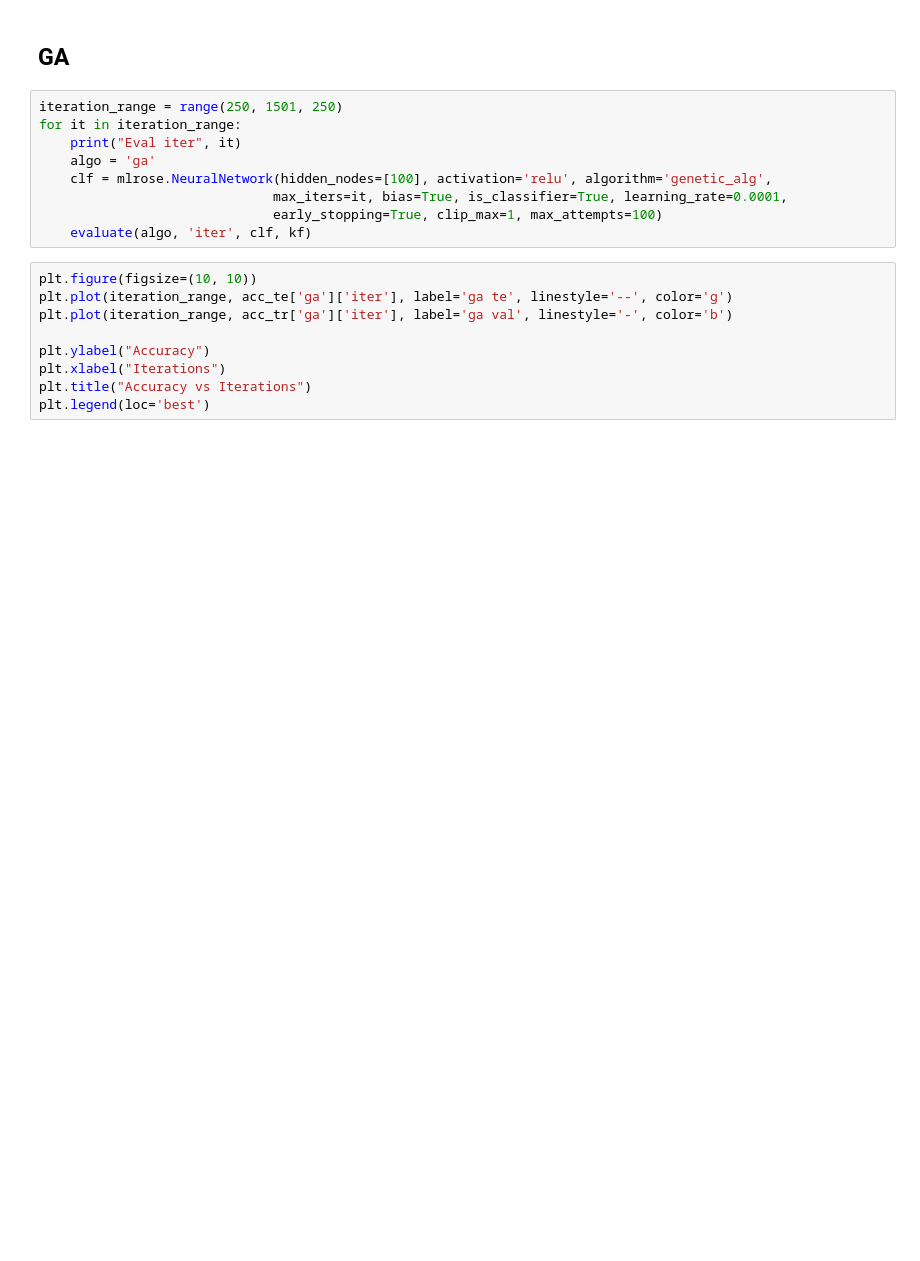
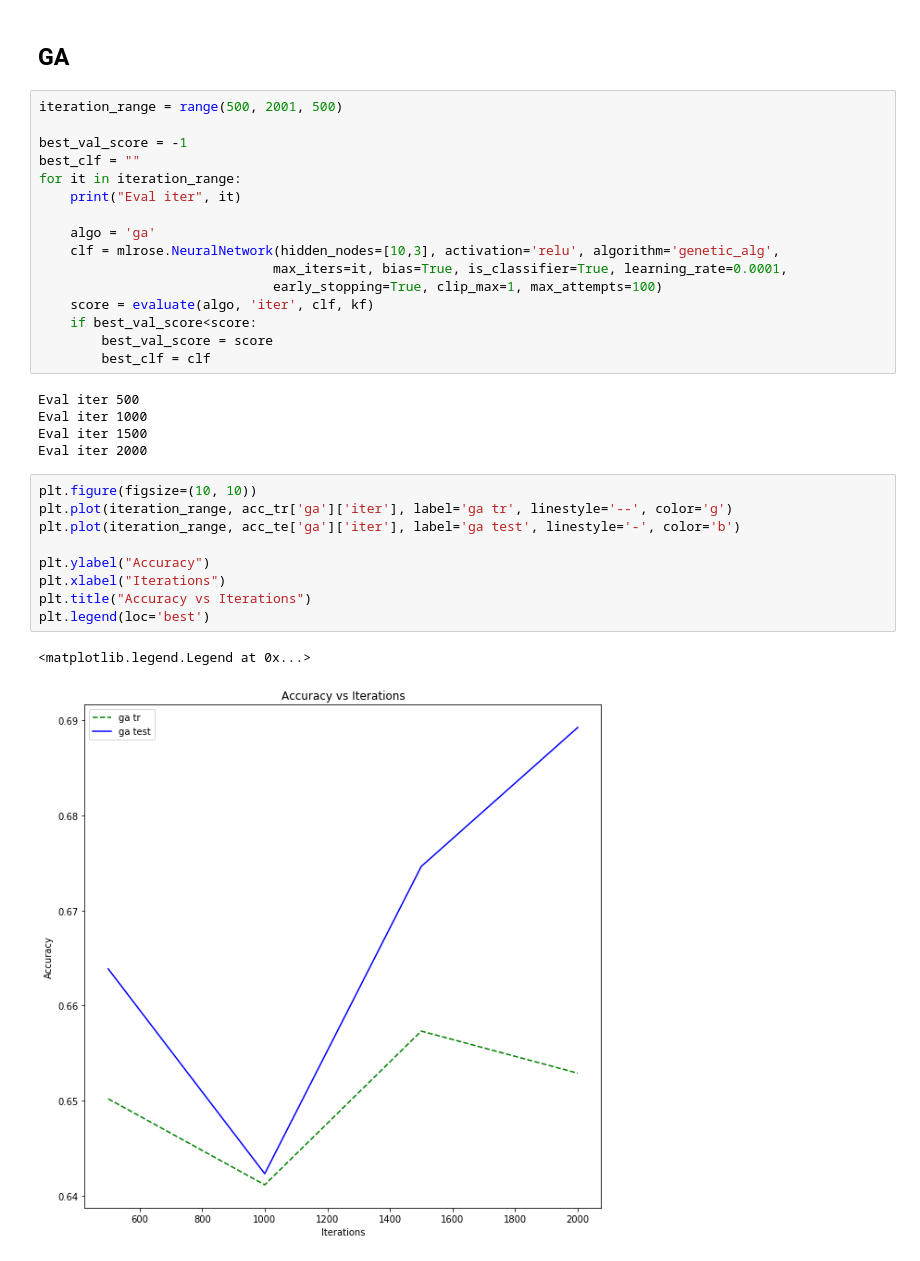
Before and after one commit to khushhallchandra/CS-7641, a Jupyter notebook: Assignment2/NN.ipynb, the cells around one changed output. Cells and saved outputs as stored; diff of their text form; blank space fills up the shorter version.

```diff
--- a/Assignment2/NN.ipynb
+++ b/Assignment2/NN.ipynb
@@ -230,22 +139,37 @@ weighted avg       0.60      0.65      0.60      1300
 # %% [markdown]
 ## GA
 # %%
-iteration_range = range(250, 1501, 250)
+iteration_range = range(500, 2001, 500)
+
+best_val_score = -1
+best_clf = ""
 for it in iteration_range:
     print("Eval iter", it)
+
     algo = 'ga'
-    clf = mlrose.NeuralNetwork(hidden_nodes=[100], activation='relu', algorithm='genetic_alg',
+    clf = mlrose.NeuralNetwork(hidden_nodes=[10,3], activation='relu', algorithm='genetic_alg',
                               max_iters=it, bias=True, is_classifier=True, learning_rate=0.0001,
                               early_stopping=True, clip_max=1, max_attempts=100)
-    evaluate(algo, 'iter', clf, kf)
+    score = evaluate(algo, 'iter', clf, kf)
+    if best_val_score<score:
+        best_val_score = score
+        best_clf = clf
+# %% [output]
+Eval iter 500
+Eval iter 1000
+Eval iter 1500
+Eval iter 2000
 # %%
 plt.figure(figsize=(10, 10))
-plt.plot(iteration_range, acc_te['ga']['iter'], label='ga te', linestyle='--', color='g')
-plt.plot(iteration_range, acc_tr['ga']['iter'], label='ga val', linestyle='-', color='b')
+plt.plot(iteration_range, acc_tr['ga']['iter'], label='ga tr', linestyle='--', color='g')
+plt.plot(iteration_range, acc_te['ga']['iter'], label='ga test', linestyle='-', color='b')
 
 plt.ylabel("Accuracy")
 plt.xlabel("Iterations")
 plt.title("Accuracy vs Iterations")
 plt.legend(loc='best')
+# %% [output]
+<matplotlib.legend.Legend at 0x...>
+[figure, added]
 # %%
 print(classification_report(y_test, best_clf.predict(X_test)))
```
Also changed, not shown: parts of 18 cells of this notebook, 17 other files.
